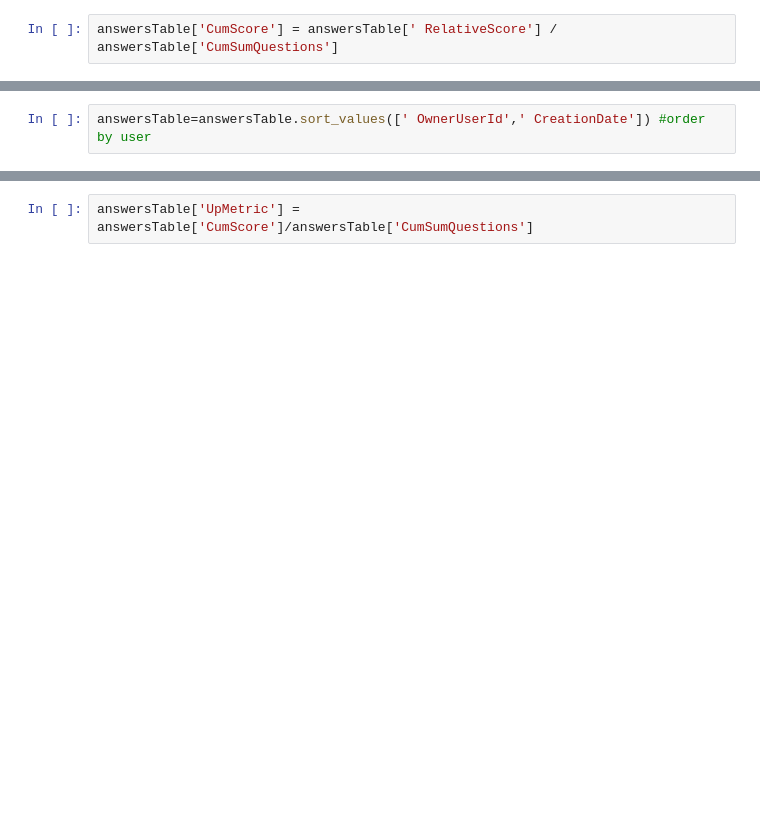
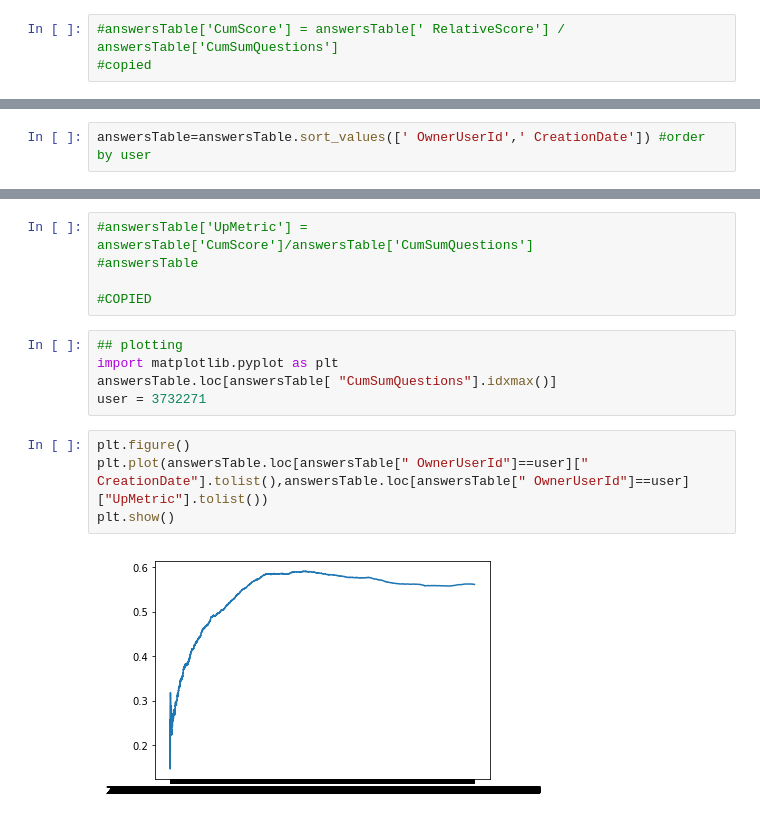
Before and after one commit to live-wire/overflow, a Jupyter notebook: Liliana_metric.ipynb, the cells around one changed output, grey strips where cells are left out. Saved outputs shown, nothing was run; the diff lists cells and outputs as text; blank space fills up the shorter version.

```diff
--- a/Liliana_metric.ipynb
+++ b/Liliana_metric.ipynb
@@ -206,2 +564,3 @@ answersTable['CumSumQuestions'] = answersTable.groupby(' OwnerUserId').cumcount(
 # %%
-answersTable['CumScore'] = answersTable[' RelativeScore'] / answersTable['CumSumQuestions']
+#answersTable['CumScore'] = answersTable[' RelativeScore'] / answersTable['CumSumQuestions']
+#copied
@@ -254,2 +573,16 @@ answersTable
 # %%
-answersTable['UpMetric'] = answersTable['CumScore']/answersTable['CumSumQuestions']
+#answersTable['UpMetric'] = answersTable['CumScore']/answersTable['CumSumQuestions']
+#answersTable
+
+#COPIED
+# %%
+## plotting
+import matplotlib.pyplot as plt
+answersTable.loc[answersTable[ "CumSumQuestions"].idxmax()]
+user = 3732271
+# %%
+plt.figure()
+plt.plot(answersTable.loc[answersTable[" OwnerUserId"]==user][" CreationDate"].tolist(),answersTable.loc[answersTable[" OwnerUserId"]==user]["UpMetric"].tolist())
+plt.show()
+# %% [output]
+[figure, added]
```
Also changed, not shown: parts of 30 cells of this notebook.
